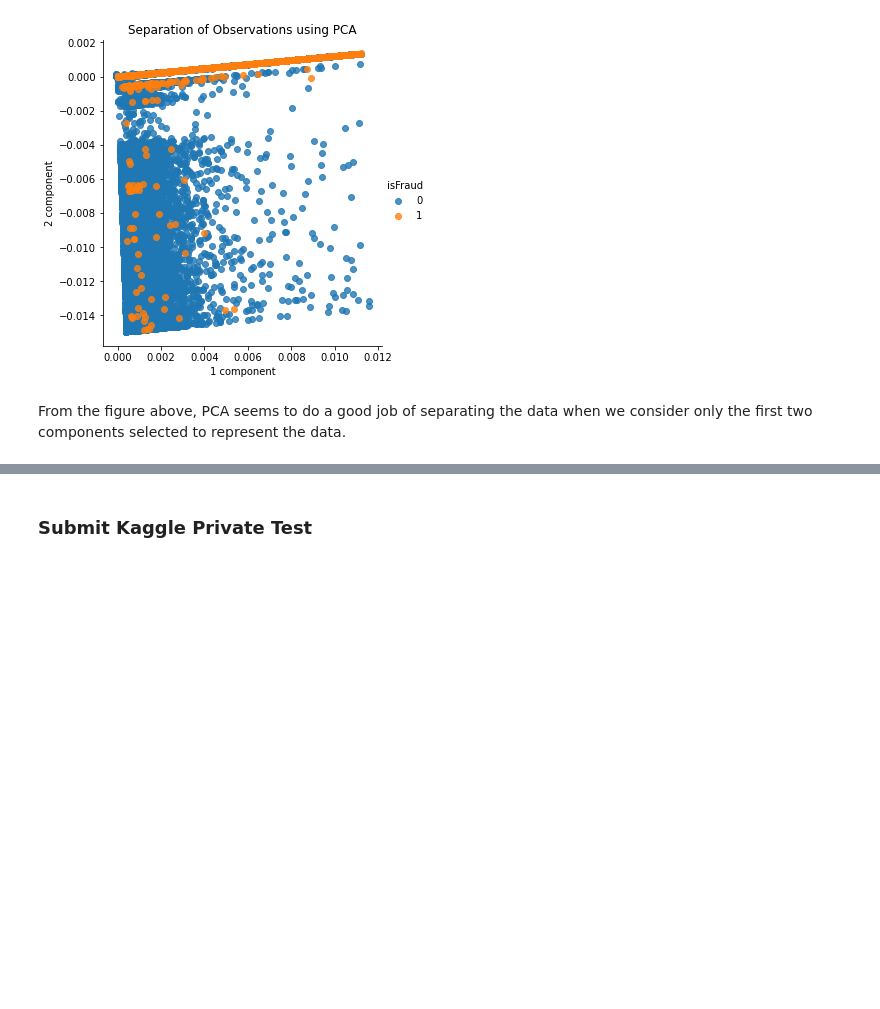
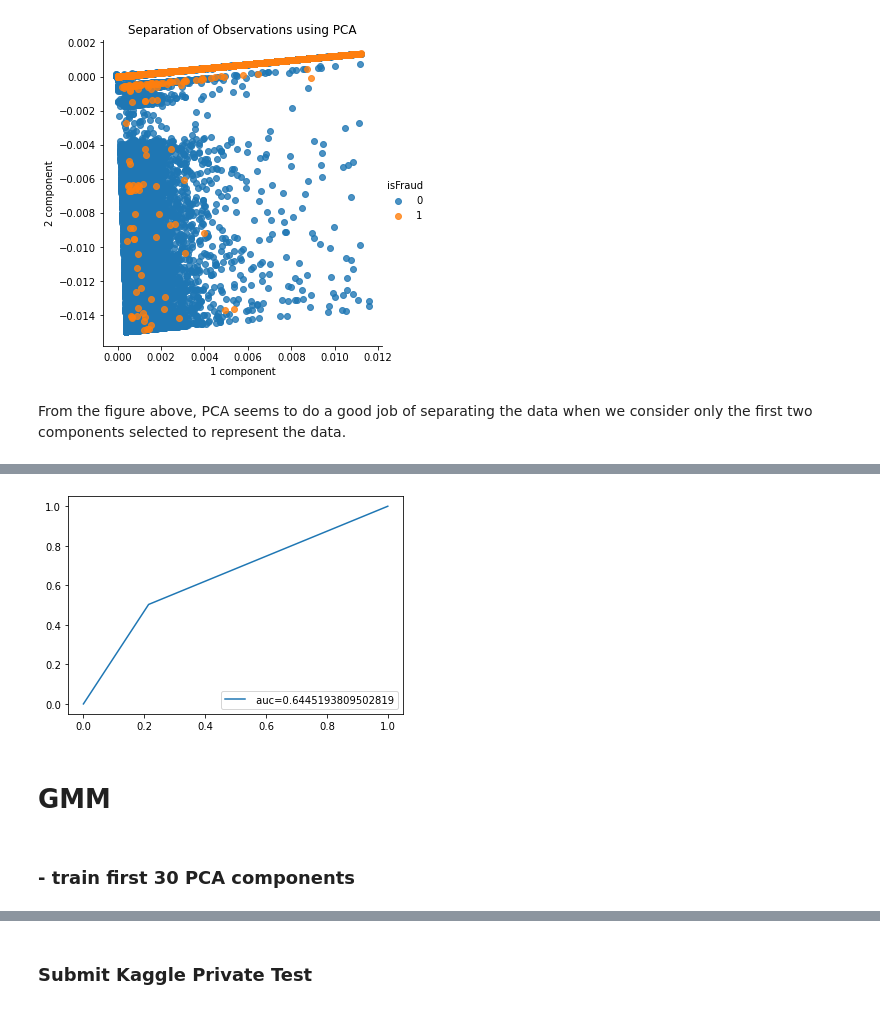
Before and after one commit to orangejustin/Fraud-Detetction, a Jupyter notebook: COGS118B - FRAUD DETECTION.ipynb, the cells around one changed output, grey strips where cells are left out. Drawn from its saved outputs; the diff is of its cells as text; code cells hidden in the pictures; blank space fills up the shorter version.

```diff
--- a/COGS118B - FRAUD DETECTION.ipynb
+++ b/COGS118B - FRAUD DETECTION.ipynb
@@ -751,0 +942,6 @@ from sklearn import svm # direct import supervised
+# %%
+plot_auc(y, KMeans_pred_normc)
+# %% [output]
+[figure, added]
+# %% [markdown]
+# GMM
@@ -751,0 +950,2 @@ from sklearn import svm # direct import supervised
+# %% [markdown]
+### - train first 30 PCA components
```
Also changed, not shown: parts of 75 cells of this notebook.
